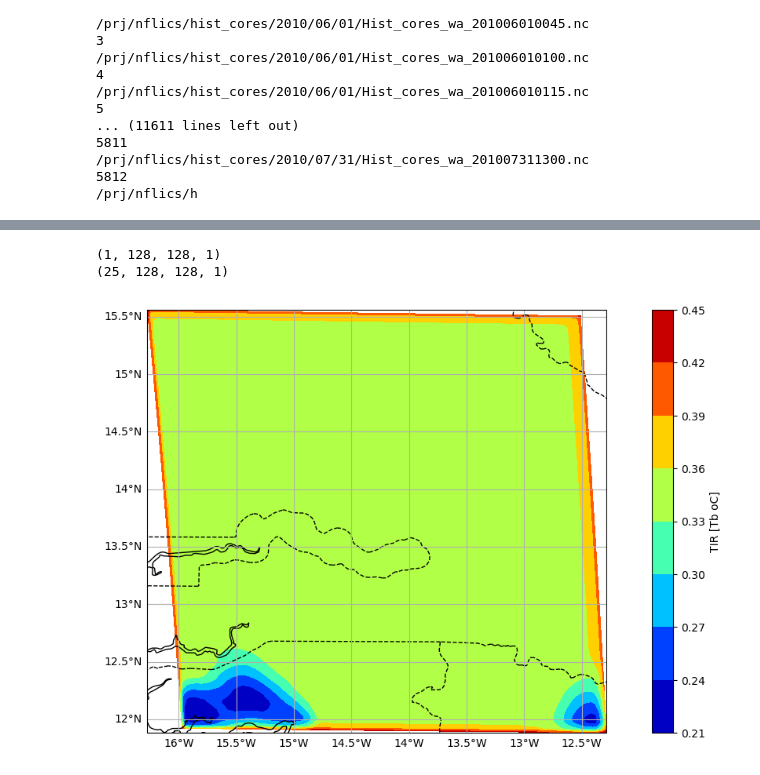
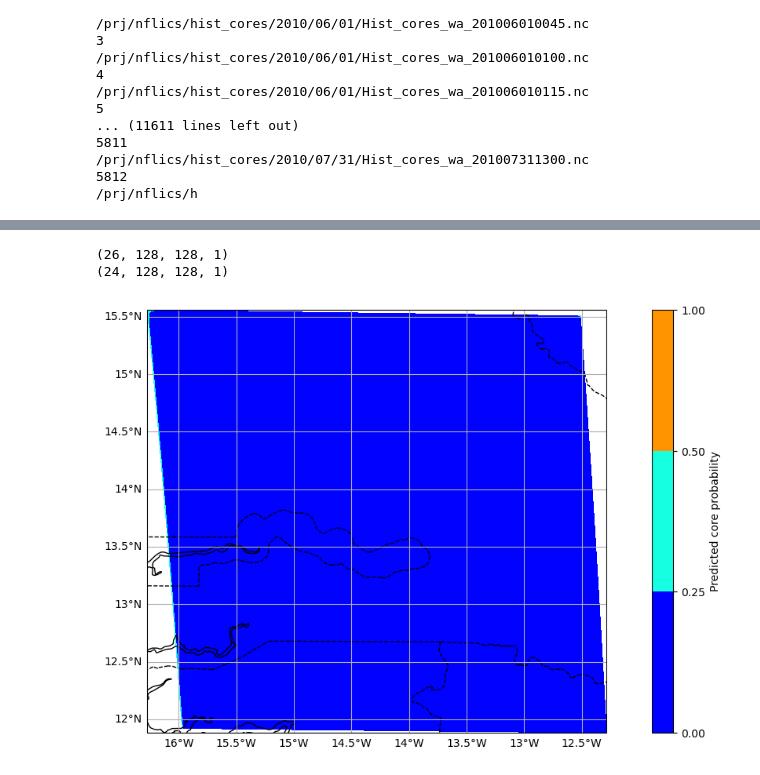
Before and after one commit to JawairiaAA/Core_forecasting_DL, a Jupyter notebook: DL_core_forecasting_video.ipynb, the cells around one changed output, grey strips where cells are left out. Cells and saved outputs as stored; diff of their text form; code cells hidden in the pictures.

```diff
--- a/DL_core_forecasting_video.ipynb
+++ b/DL_core_forecasting_video.ipynb
@@ -309,7 +312,7 @@ inp = layers.Input(shape=(None, image_height,image_width, num_channels))
 # We will construct 3 `ConvLSTM2D` layers with batch normalization,
 # followed by a `Conv3D` layer for the spatiotemporal outputs.
 x = layers.ConvLSTM2D(
-    filters=8, #64,
+    filters=16, #64,
     kernel_size=(5, 5),
     padding="same",
     return_sequences=True,
@@ -363,19 +366,23 @@ _________________________________________________________________
 # %%
 num_frames= 24  # hours
 batch_size= int(len(cores_t_0[:,0,0])/num_frames)  # days 720 - 96 one day
-x_train= np.zeros((batch_size,num_frames,image_height,image_width, num_channels))
-y_train= np.zeros((batch_size,num_frames,image_height,image_width, num_channels))
-x_val= np.zeros((batch_size,num_frames,image_height,image_width, num_channels))
-y_val= np.zeros((batch_size,num_frames,image_height,image_width, num_channels))
+val_samples= 50
+x_train= np.zeros((batch_size-val_samples,num_frames,image_height,image_width, num_channels))
+y_train= np.zeros((batch_size-val_samples,num_frames,image_height,image_width, num_channels))
+x_val= np.zeros((val_samples,num_frames,image_height,image_width, num_channels))
+y_val= np.zeros((val_samples,num_frames,image_height,image_width, num_channels))
 
 
-for i in range(0,batch_size,1):
+for i in range(0,batch_size-val_samples,1):
     x_train[i,:,:,:,0]= cores_t_0[i*num_frames:(i+1)*num_frames,:,:]
     y_train[i,:,:,:,0]= cores_t_plus_xhr[i*num_frames:(i+1)*num_frames,:,:]
 
-for i in range(0,batch_size,1):
-    x_val[i,:,:,:,0]= cores_t_0[i*num_frames:(i+1)*num_frames,:,:]
-    y_val[i,:,:,:,0] = cores_t_plus_xhr[i*num_frames:(i+1)*num_frames,:,:]
+
+val_ind= (i+1)*num_frames
+
+for i in range(0,val_samples,1):
+    x_val[i,:,:,:,0]= cores_t_0[i*num_frames+val_ind:(i+1)*num_frames+val_ind,:,:]
+    y_val[i,:,:,:,0] = cores_t_plus_xhr[i*num_frames+val_ind:(i+1)*num_frames+val_ind,:,:]
 
 
 # normalize input data
@@ -398,8 +403,8 @@ early_stopping = keras.callbacks.EarlyStopping(monitor="val_loss", patience=10)
 reduce_lr = keras.callbacks.ReduceLROnPlateau(monitor="val_loss", patience=5)
 
 # Define modifiable training hyperparameters.
-epochs = 3 # 20
-batch_size = 24 #50# batch_size#24
+epochs = 10 # 20
+batch_size = 12 #50# batch_size#24
 
 # Fit the model to the training data.
 model.fit(
@@ -424,11 +449,14 @@ Epoch 3/3
 # %%
 # Select a random example from the validation dataset.
 # example = val_dataset[np.random.choice(range(len(val_dataset)), size=1)[0]]
+# using x_val for now
+#all_frames=np.zeros((50,image_height,image_width, num_channels))
 
-# using x_val for now
-batch_number = 50
+#for b in range(0,51,1):
+batch_number = 2 #b #50
 frames = x_val[batch_number,:,:,:,:] #
 original_frames = y_val[batch_number,:,:,:,:] #
+#print(frames.shape)
 
 # Predict a new set of 10 frames.
 for _ in range(2):
@@ -439,4 +467,5 @@ for _ in range(2):
 
     # Extend the set of prediction frames.
     frames = np.concatenate((frames, predicted_frame), axis=0)
+    #all_frames = np.concatenate((all_frames, predicted_frame), axis=0)
 # %% [output]
@@ -444,19 +473,19 @@ for _ in range(2):
 1/1 [==============================] - 0s 112ms/step
 # %%
-#print(frames.shape)
-print(predicted_frame.shape)
-#print(original_frames.shape)
-print(new_prediction.shape)
+print(frames.shape)
+print(original_frames.shape)
+#print(new_prediction.shape)
+#print(lon[:-a,b:].shape)
+#print(lat[:-a,b:].shape)
 # %% [output]
-(1, 128, 128, 1)
-(25, 128, 128, 1)
+(26, 128, 128, 1)
+(24, 128, 128, 1)
 # %%
-day = 1 #96*19-36
-f=plt.figure(figsize=(15,7))  # this opens a plot window
-ax = f.add_subplot(111, projection=ccrs.PlateCarree())  # this opens a new plot axis
-draw_map(ax, np.squeeze(predicted_frame), lon[:-a,b:], lat[:-a,b:], cbar_label='TIR [Tb oC]', cmap='jet')
-#ax.contour(lon, lat, cores[day,:,:], levels=[-5,1,50], colors='r')
+day = 24 #96*19-36
+f=plt.figure(figsize=(15,7))
+ax = f.add_subplot(111, projection=ccrs.PlateCarree())
+draw_map(ax, np.squeeze(frames[day,:,:,0]), lon[:-a,b:], lat[:-a,b:],levels=[0,0.25,0.5,1], cbar_label='Predicted core probability', cmap='jet')
 
 #
 # %% [output]
-[figure, old version]
+[figure, new version]
```
Also changed, not shown: parts of 17 cells of this notebook.
